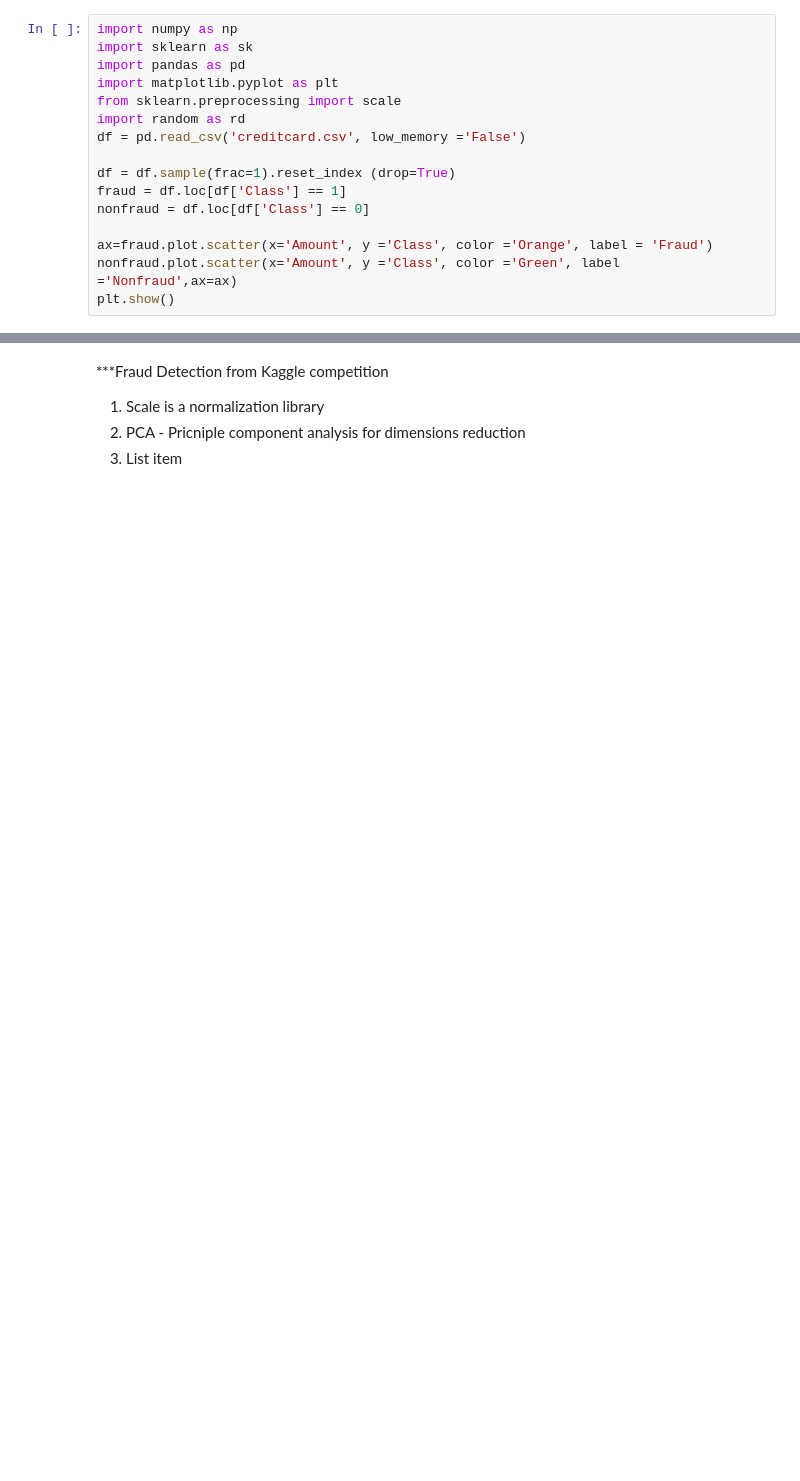
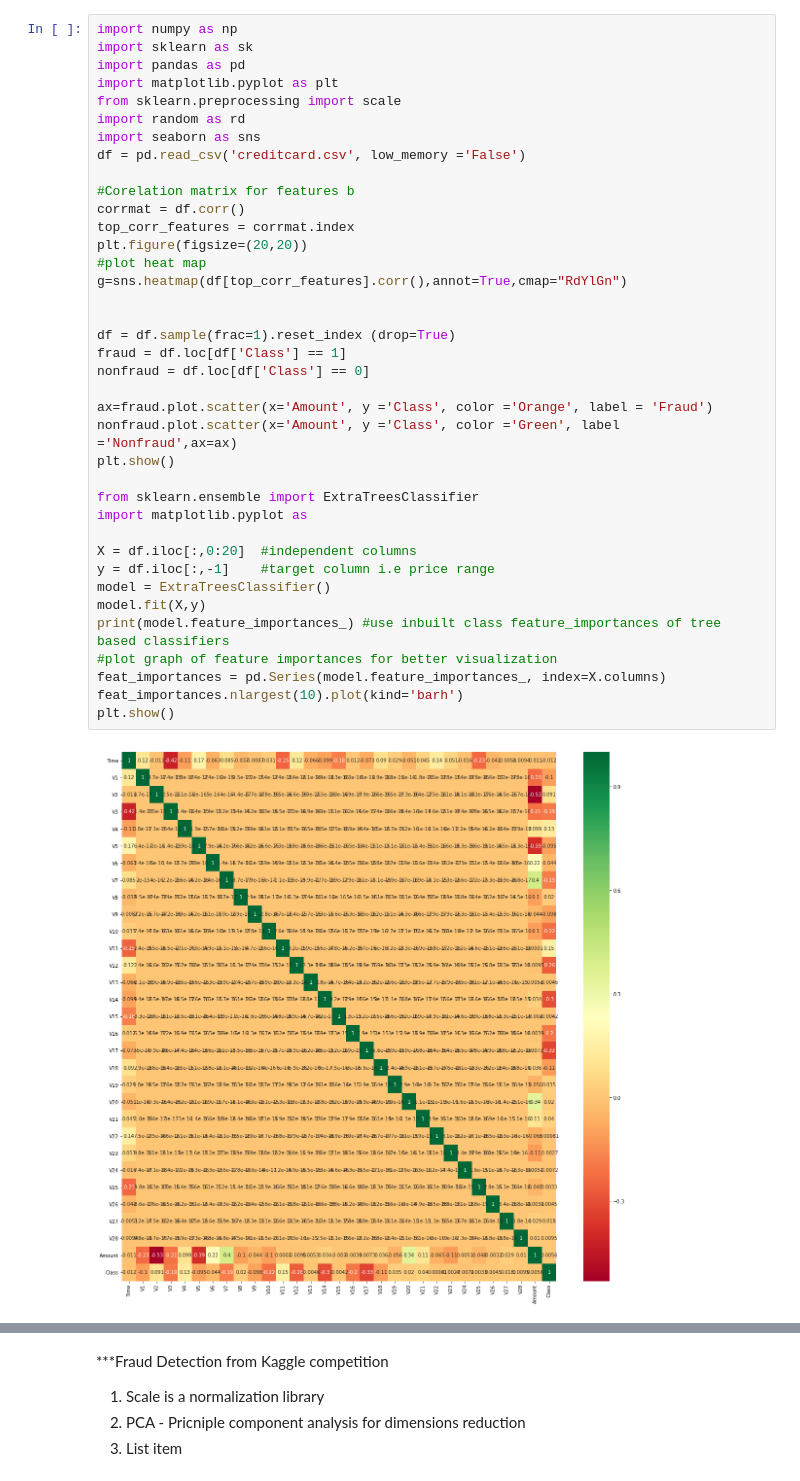
Before and after one commit to kumarsh8483/AI-Startup, a Jupyter notebook: Fraud_Detection.ipynb, the cells around one changed output, grey strips where cells are left out. Cells and saved outputs as stored; diff of their text form; blank space fills up the shorter version.

```diff
--- a/Fraud_Detection.ipynb
+++ b/Fraud_Detection.ipynb
@@ -3,16 +3,40 @@
 # %%
 import numpy as np
 import sklearn as sk
 import pandas as pd
 import matplotlib.pyplot as plt
 from sklearn.preprocessing import scale
 import random as rd
+import seaborn as sns
 df = pd.read_csv('creditcard.csv', low_memory ='False')
+
+#Corelation matrix for features b
+corrmat = df.corr()
+top_corr_features = corrmat.index
+plt.figure(figsize=(20,20))
+#plot heat map
+g=sns.heatmap(df[top_corr_features].corr(),annot=True,cmap="RdYlGn")
+
 
 df = df.sample(frac=1).reset_index (drop=True)
 fraud = df.loc[df['Class'] == 1]
 nonfraud = df.loc[df['Class'] == 0]
 
 ax=fraud.plot.scatter(x='Amount', y ='Class', color ='Orange', label = 'Fraud')
 nonfraud.plot.scatter(x='Amount', y ='Class', color ='Green', label ='Nonfraud',ax=ax)
 plt.show()
+
+from sklearn.ensemble import ExtraTreesClassifier
+import matplotlib.pyplot as
+
+X = df.iloc[:,0:20]  #independent columns
+y = df.iloc[:,-1]    #target column i.e price range
+model = ExtraTreesClassifier()
+model.fit(X,y)
+print(model.feature_importances_) #use inbuilt class feature_importances of tree based classifiers
+#plot graph of feature importances for better visualization
+feat_importances = pd.Series(model.feature_importances_, index=X.columns)
+feat_importances.nlargest(10).plot(kind='barh')
+plt.show()
+# %% [output]
+[figure, added]
```
Also changed, not shown: parts of 4 cells of this notebook.
